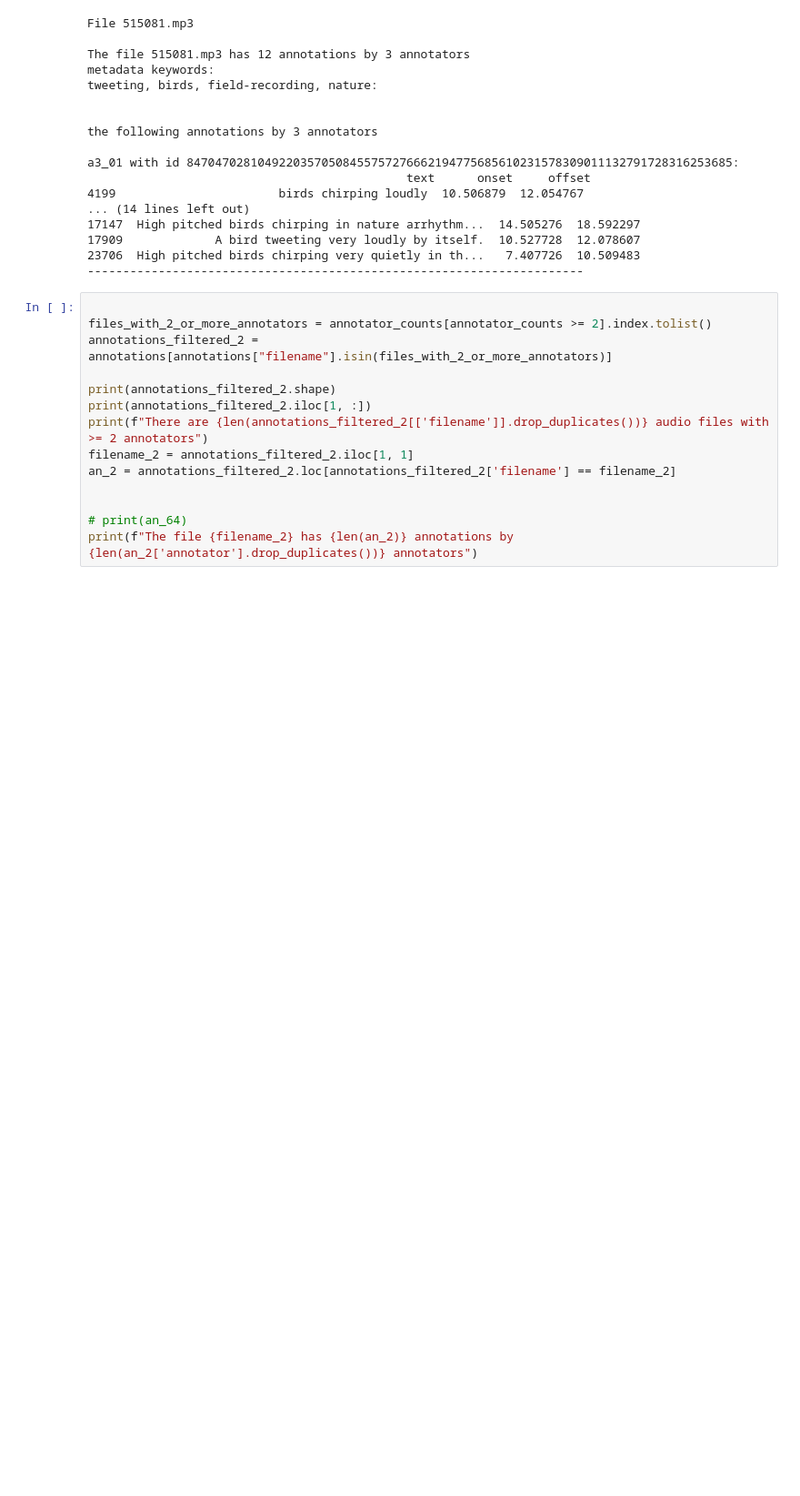
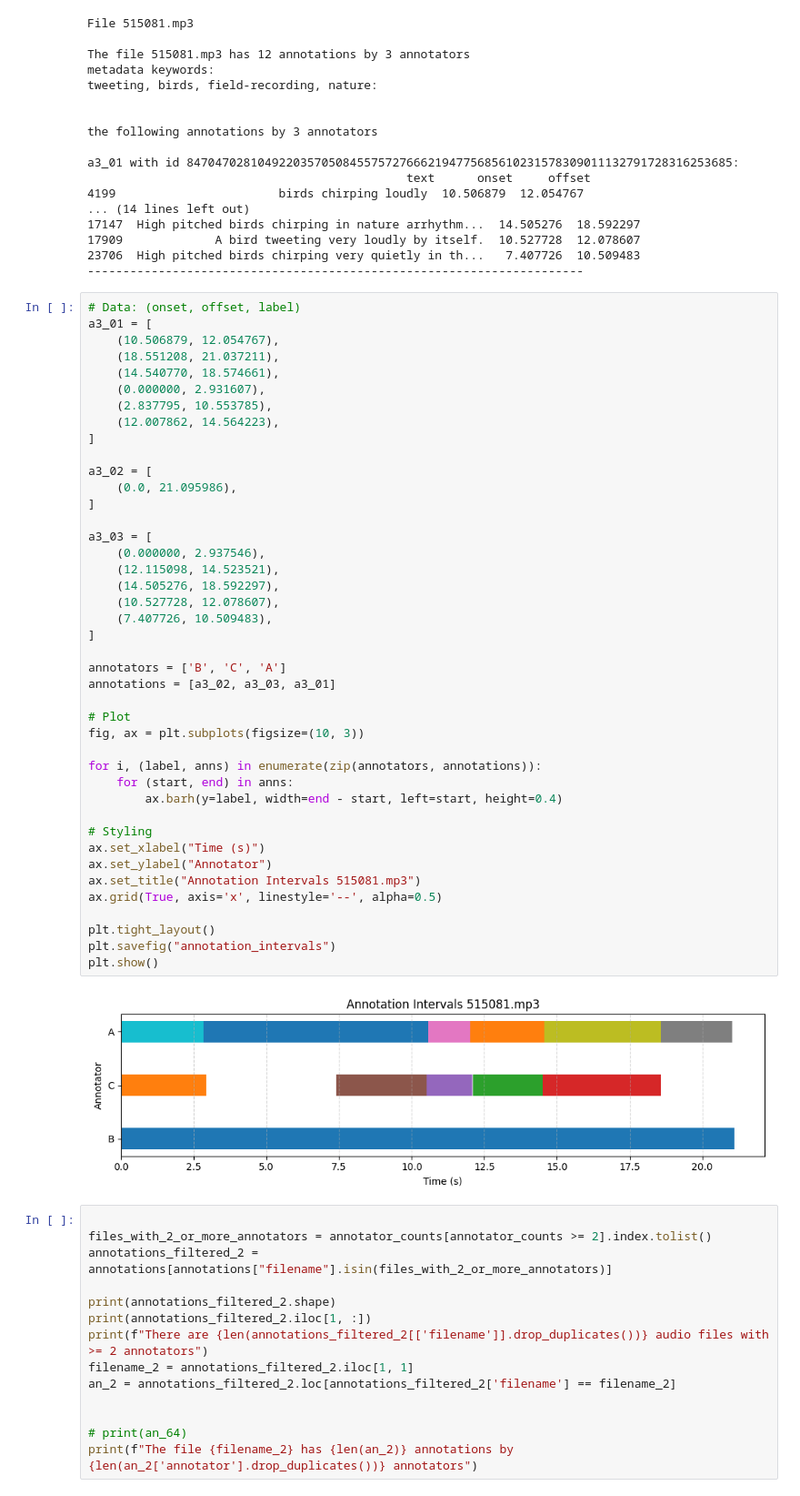
Before and after one commit to ChristophLasinger/MPLC_Team_Unequaled, a Jupyter notebook: case_study.ipynb, the cells around one changed output. Shown at 91% size. Cells and saved outputs as stored; diff of their text form; blank space fills up the shorter version.

```diff
--- a/case_study.ipynb
+++ b/case_study.ipynb
@@ -86,6 +86,50 @@ a3_01 with id 847047028104922035705084557572766621947756856102315783090111327917
 17909             A bird tweeting very loudly by itself.  10.527728  12.078607
 23706  High pitched birds chirping very quietly in th...   7.407726  10.509483
 ----------------------------------------------------------------------
+# %%
+# Data: (onset, offset, label)
+a3_01 = [
+    (10.506879, 12.054767),
+    (18.551208, 21.037211),
+    (14.540770, 18.574661),
+    (0.000000, 2.931607),
+    (2.837795, 10.553785),
+    (12.007862, 14.564223),
+]
+
+a3_02 = [
+    (0.0, 21.095986),
+]
+
+a3_03 = [
+    (0.000000, 2.937546),
+    (12.115098, 14.523521),
+    (14.505276, 18.592297),
+    (10.527728, 12.078607),
+    (7.407726, 10.509483),
+]
+
+annotators = ['B', 'C', 'A']
+annotations = [a3_02, a3_03, a3_01]
+
+# Plot
+fig, ax = plt.subplots(figsize=(10, 3))
+
+for i, (label, anns) in enumerate(zip(annotators, annotations)):
+    for (start, end) in anns:
+        ax.barh(y=label, width=end - start, left=start, height=0.4)
+
+# Styling
+ax.set_xlabel("Time (s)")
+ax.set_ylabel("Annotator")
+ax.set_title("Annotation Intervals 515081.mp3")
+ax.grid(True, axis='x', linestyle='--', alpha=0.5)
+
+plt.tight_layout()
+plt.savefig("annotation_intervals")
+plt.show()
+# %% [output]
+[figure, added]
 # %%
 
 files_with_2_or_more_annotators = annotator_counts[annotator_counts >= 2].index.tolist()
```
